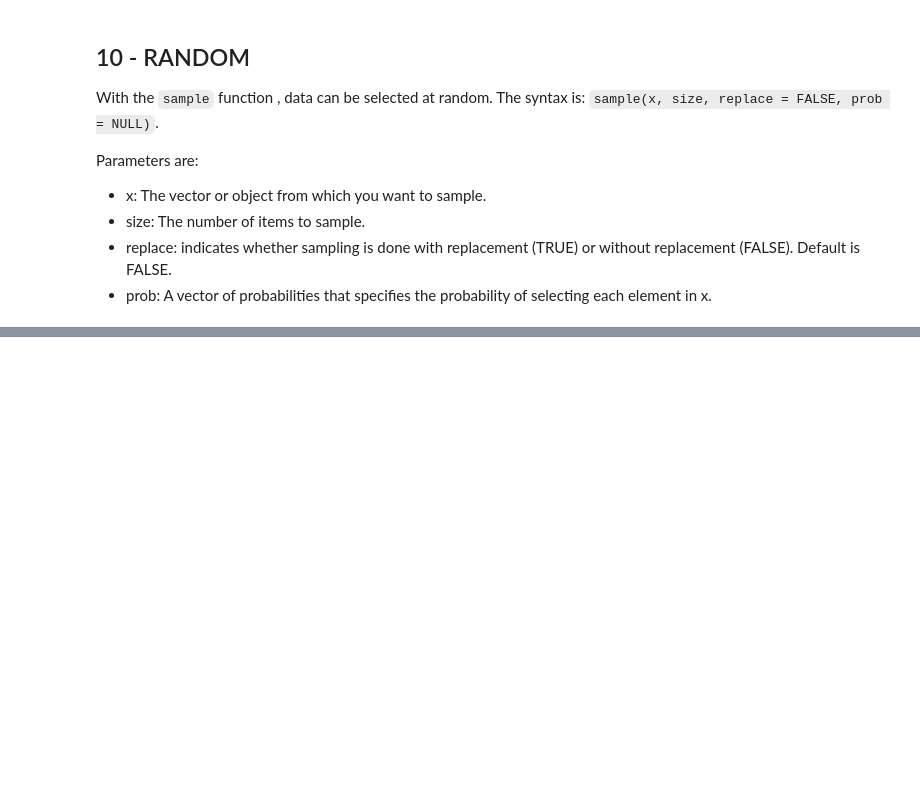
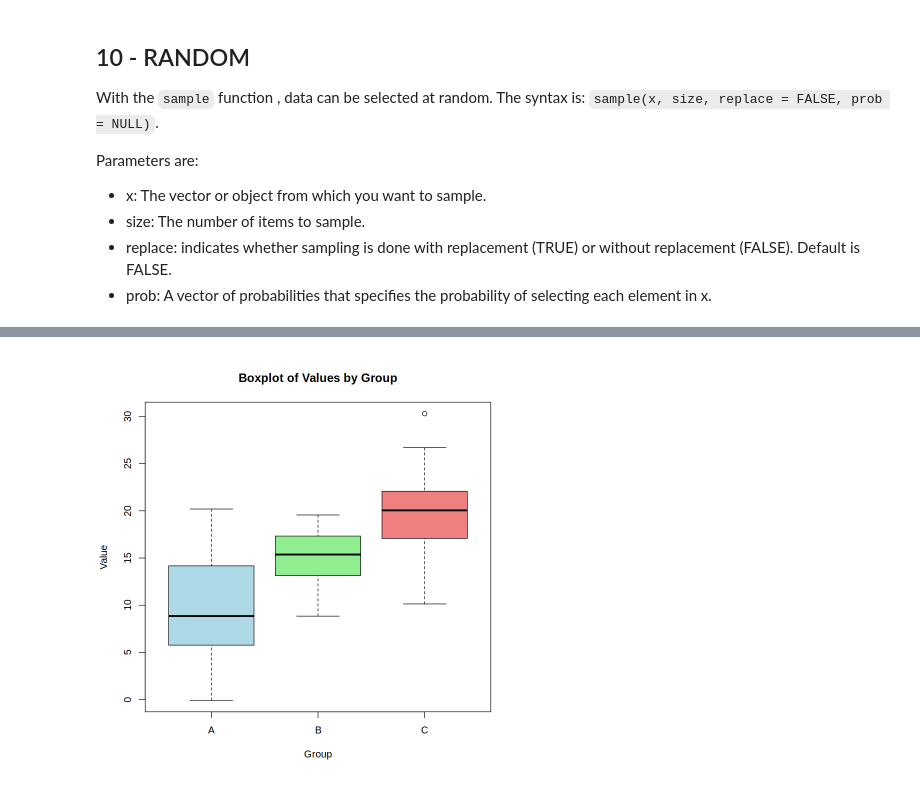
Before and after one commit to seccobenedetto/coding_tutorials, a Jupyter notebook: R.ipynb, the cells around one changed output, grey strips where cells are left out. Cells and saved outputs as stored; diff of their text form; code cells hidden in the pictures; blank space fills up the shorter version.

```diff
--- a/R.ipynb
+++ b/R.ipynb
@@ -750,0 +985,16 @@ Parameters are:
+# %%
+data <- data.frame(
+  group = rep(c("A", "B", "C"), each = 20),  # Three groups (A, B, C)
+  value = c(rnorm(20, mean = 10, sd = 5),   # Group A: Normal distribution, mean=10, sd=5
+            rnorm(20, mean = 15, sd = 3),   # Group B: Normal distribution, mean=15, sd=3
+            rnorm(20, mean = 20, sd = 4))   # Group C: Normal distribution, mean=20, sd=4
+)
+
+boxplot(value ~ group, data = data,
+        main = "Boxplot of Values by Group",  # Title of the plot
+        xlab = "Group",                      # Label for the x-axis
+        ylab = "Value",                      # Label for the y-axis
+        col = c("lightblue", "lightgreen", "lightcoral")  # Colors for each group
+        )
+# %% [output]
+[figure, added]
```
Also changed, not shown: parts of 39 cells of this notebook, 2 other files.
